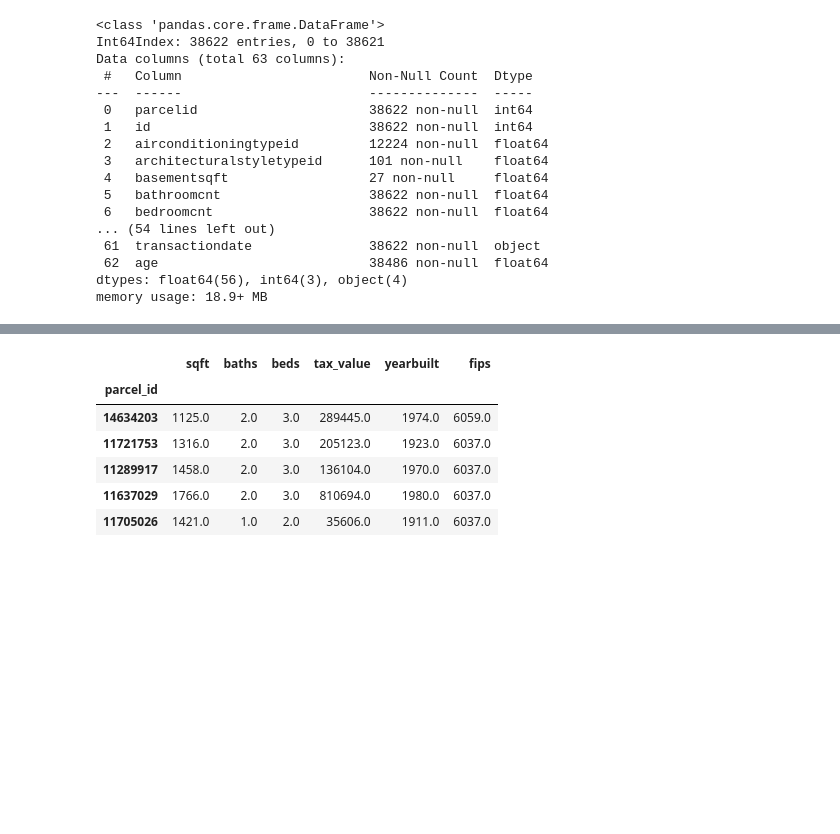
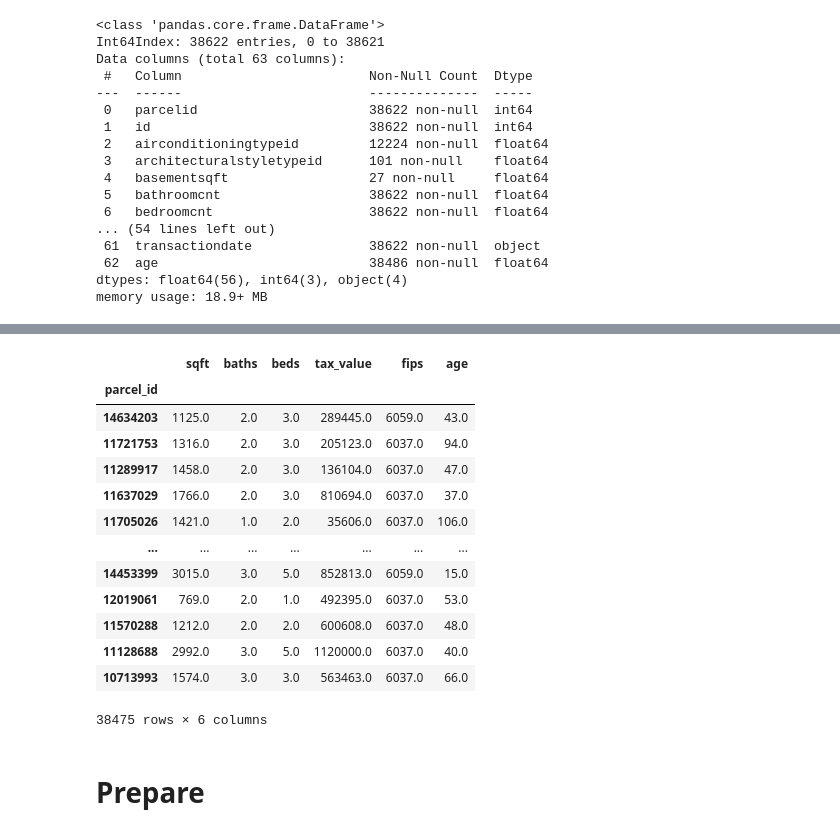
Before and after one commit to chriseverts/zil_regression_project, a Jupyter notebook: initial_workbook.ipynb, the cells around one changed output, grey strips where cells are left out. Saved outputs shown, nothing was run; the diff lists cells and outputs as text; code cells hidden in the pictures; blank space fills up the shorter version.

```diff
--- a/initial_workbook.ipynb
+++ b/initial_workbook.ipynb
@@ -93,14 +135,20 @@ memory usage: 18.9+ MB
 def clean_zillow(df):
     '''
     this function takes in an unclean zillow df and does the following:
-    1.) keeps only columns we need for the project
+    1.) keeps only columns we need are considering. 'parcelid', 'calculatedfinishedsquarefeet', 'bathroomcnt', 'bedroomcnt','taxvaluedollarcnt', 'yearbuilt','fips'
     2.) drops nulls
-    3.) renames columns
+    3.) renames columns for ease of use.
+    4.) creates new columns that we may use.
     '''
-    #select features for df for first iteration
+    #select features for df
     features = ['parcelid', 'calculatedfinishedsquarefeet', 'bathroomcnt', 'bedroomcnt', 'taxvaluedollarcnt', 'yearbuilt','fips']
     df = df[features]
-    # drop dupes
+    #for the yearbuilt column, fill in nulls with 2017.
+    df['yearbuilt'].fillna(2017, inplace = True)
+    #create a new column named 'age', which is 2017 minus the yearbuilt
+    df['age'] = 2017-df['yearbuilt']
+
+    #drop duplicates in parcelid
     df = df.drop_duplicates(subset=['parcelid'])
 
     #rename columns for easier use
@@ -115,19 +163,11 @@ def clean_zillow(df):
 
     #set index
     df = df.set_index('parcel_id')
-    #drop nulls
-    df = df.dropna(subset=['sqft','tax_value','yearbuilt'])
+    #drop nulls in sqft and tax_value
+    df = df.dropna(subset=['sqft','tax_value'])
+    #drop year_built, we can just use age.
+    df = df.drop(columns=['yearbuilt'])
 
     return df
 # %%
 df = clean_zillow(df)
-# %%
-df.head()
-# %% [output]
-|  | sqft | baths | beds | tax_value | yearbuilt | fips |
-| parcel_id |  |  |  |  |  |  |
-| 14634203 | 1125.0 | 2.0 | 3.0 | 289445.0 | 1974.0 | 6059.0 |
-| 11721753 | 1316.0 | 2.0 | 3.0 | 205123.0 | 1923.0 | 6037.0 |
-| 11289917 | 1458.0 | 2.0 | 3.0 | 136104.0 | 1970.0 | 6037.0 |
-| 11637029 | 1766.0 | 2.0 | 3.0 | 810694.0 | 1980.0 | 6037.0 |
-| 11705026 | 1421.0 | 1.0 | 2.0 | 35606.0 | 1911.0 | 6037.0 |
@@ -135,0 +174,19 @@ df['age']=2017-df['yearbuilt']
+# %%
+df
+# %% [output]
+|  | sqft | baths | beds | tax_value | fips | age |
+| parcel_id |  |  |  |  |  |  |
+| 14634203 | 1125.0 | 2.0 | 3.0 | 289445.0 | 6059.0 | 43.0 |
+| 11721753 | 1316.0 | 2.0 | 3.0 | 205123.0 | 6037.0 | 94.0 |
+| 11289917 | 1458.0 | 2.0 | 3.0 | 136104.0 | 6037.0 | 47.0 |
+| 11637029 | 1766.0 | 2.0 | 3.0 | 810694.0 | 6037.0 | 37.0 |
+| 11705026 | 1421.0 | 1.0 | 2.0 | 35606.0 | 6037.0 | 106.0 |
+| ... | ... | ... | ... | ... | ... | ... |
+| 14453399 | 3015.0 | 3.0 | 5.0 | 852813.0 | 6059.0 | 15.0 |
+| 12019061 | 769.0 | 2.0 | 1.0 | 492395.0 | 6037.0 | 53.0 |
+| 11570288 | 1212.0 | 2.0 | 2.0 | 600608.0 | 6037.0 | 48.0 |
+| 11128688 | 2992.0 | 3.0 | 5.0 | 1120000.0 | 6037.0 | 40.0 |
+| 10713993 | 1574.0 | 3.0 | 3.0 | 563463.0 | 6037.0 | 66.0 |
+38475 rows × 6 columns
+# %% [markdown]
+# Prepare
```
Also changed, not shown: parts of 17 cells of this notebook, 1 other file.
